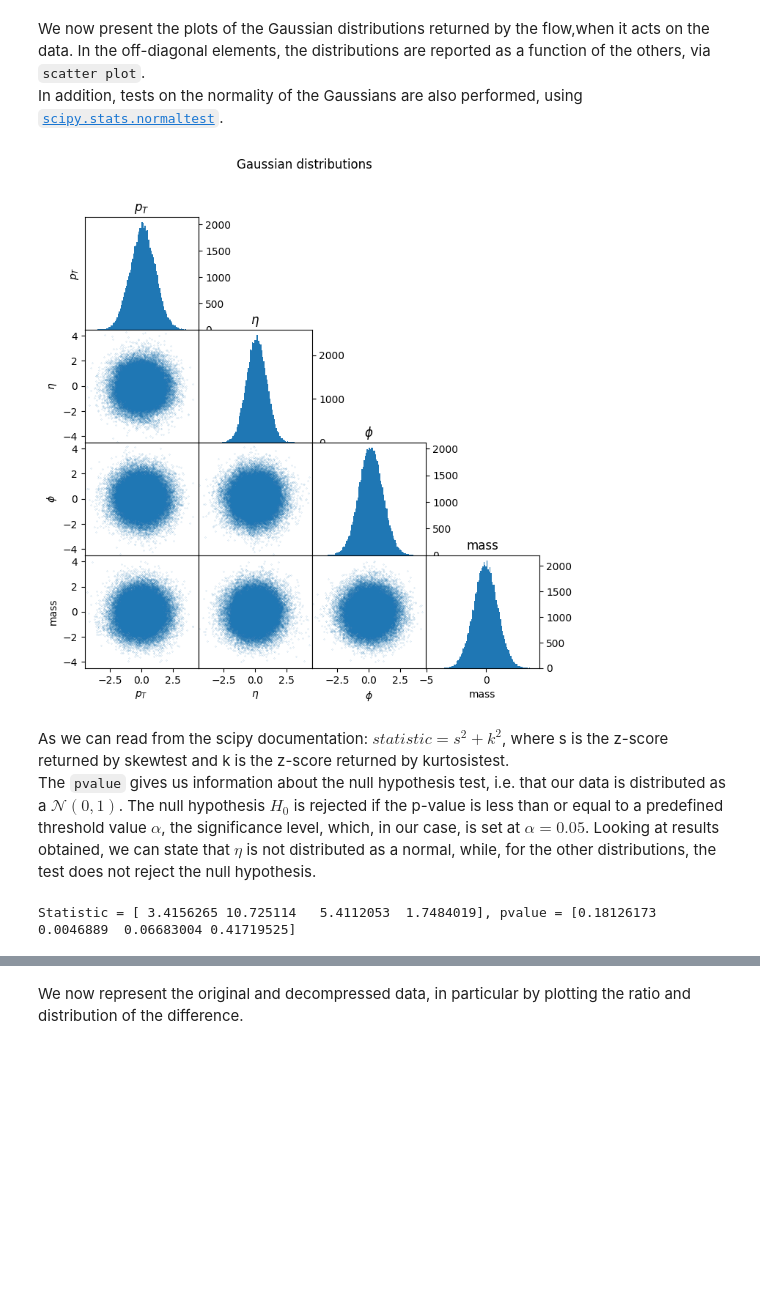
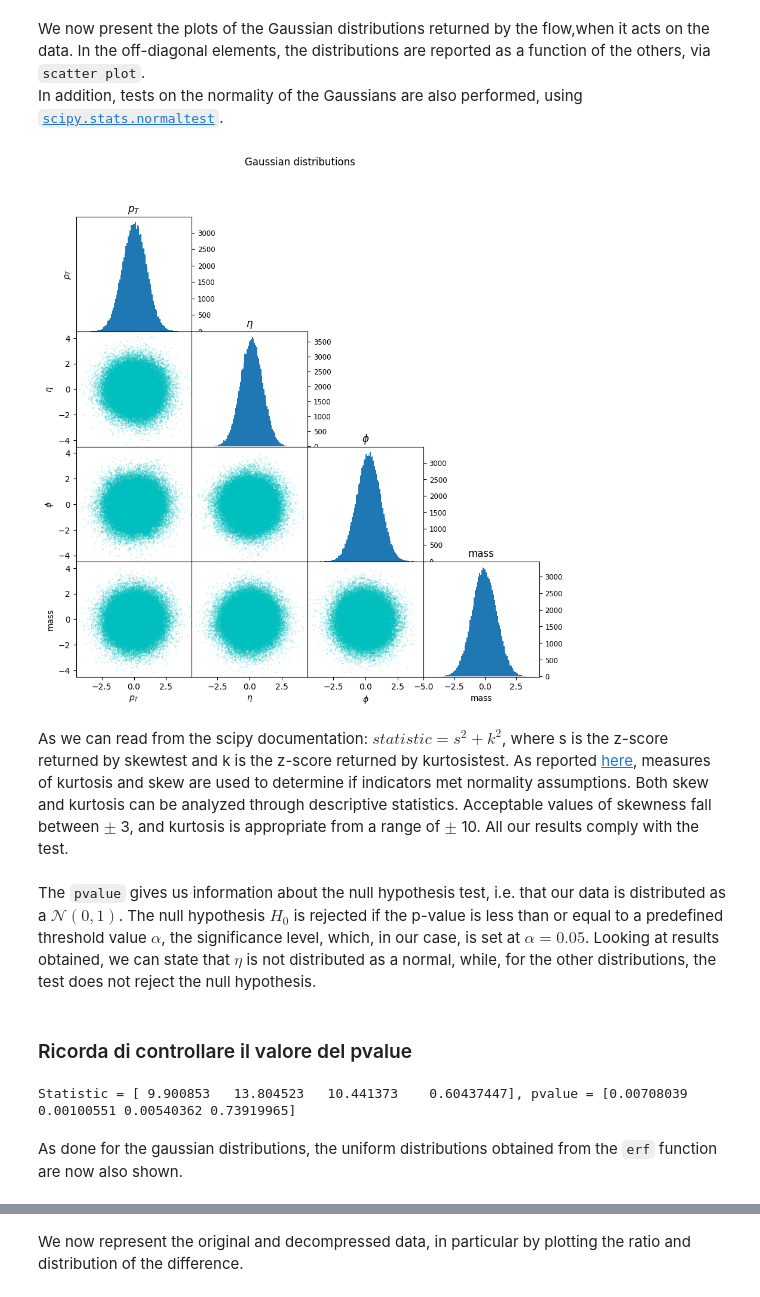
Before and after one commit to igordt/CMEPDA, a Jupyter notebook: originale.ipynb, the cells around one changed output, grey strips where cells are left out. Saved outputs shown, nothing was run; the diff lists cells and outputs as text; code cells hidden in the pictures; blank space fills up the shorter version.

Commit message:
update normal and uniform test, saved model

```diff
--- a/originale.ipynb
+++ b/originale.ipynb
@@ -116,7 +116,7 @@ xtest = np.loadtxt("data/test_dataset.txt", delimiter=',')
 L=len(x)
 print('Number of events in all the training dataset = {}\n'.format(L))
 
-x = x[:int(L/8),:]
+x = x[:int(L/5),:]
 xval = xval[:len(x),:]
 xtest = xtest[:len(x),:]
 
@@ -418,35 +428,42 @@ x_decompressed = x_preprocessor.backward(x_decompressed)
 We now present the plots of the Gaussian distributions returned by the flow,when it acts on the data. In the off-diagonal elements, the distributions are reported as a function of the others, via `scatter plot`.<br>
 In addition, tests on the normality of the Gaussians are also performed, using [`scipy.stats.normaltest`](https://docs.scipy.org/doc/scipy/reference/generated/scipy.stats.normaltest.html).
 # %%
-figgaus, axs = plt.subplots(4,4,figsize=(8,8))
+figgaus, axs = plt.subplots(4,4,figsize=(10,10))
 figgaus.suptitle('Gaussian distributions')
 figgaus.subplots_adjust(wspace=0, hspace=0)
 n_bins=100
 
 for h in range(0,4):
   for f in range(0,4):
     if(f > h): figgaus.delaxes(axs[h,f])
     if(f == h):
         axs[f,f].hist(gaus[:,f], bins=n_bins)
         axs[f,f].yaxis.tick_right()
+        #axs[f,f].tick_params(labelrotation=45)
+        axs[f,f].yaxis.set_tick_params(labelsize=8.5)
         axs[f,f].set_title(labels_map[f])
+        axs[f,f].set_ylim(-10)
     else:
         axs[2,1].set_yticks([]),axs[3,1].set_yticks([]),axs[3,2].set_yticks([])
-        axs[h,f].scatter(gaus[:,f],gaus[:,h],s=0.01)
+        axs[h,f].scatter(gaus[:,f],gaus[:,h],s=0.025,c='c')
         axs[h,f].set_xlim(-4.5,4.5)
         axs[h,f].set_ylim(-4.5,4.5)
     if(f==0):axs[h,f].set_ylabel(labels_map[h])
     if(h==3):axs[h,f].set_xlabel(labels_map[f])
 
 plt.show()
 figgaus.savefig('figures/Gaussian_plot.pdf',dpi=190)
 # %% [output]
-[figure, old version]
+[figure, new version]
 # %% [markdown]
-As we can read from the scipy documentation: $statistic = s^2+k^2$, where s is the z-score returned by skewtest and k is the z-score returned by kurtosistest. <br>
+As we can read from the scipy documentation: $statistic = s^2+k^2$, where s is the z-score returned by skewtest and k is the z-score returned by kurtosistest. As reported [here](https://www.sciencedirect.com/topics/neuroscience/kurtosis), measures of kurtosis and skew are used to determine if indicators met normality assumptions. Both skew and kurtosis can be analyzed through descriptive statistics. Acceptable values of skewness fall between $\pm$ 3, and kurtosis is appropriate from a range of $\pm$ 10. All our results comply with the test.<br> <br>
 The `pvalue` gives us information about the null hypothesis test, i.e. that our data is distributed as a $\mathcal{N}(0,1)$. The null hypothesis $H_0$ is rejected if the p-value is less than or equal to a predefined threshold value $α$, the significance level, which, in our case, is set at $\alpha = 0.05$. Looking at results obtained, we can state that $\eta$ is not distributed as a normal, while, for the other distributions, the test does not reject the null hypothesis.
+# %% [markdown]
+### Ricorda di controllare il valore del pvalue
 # %%
 statistic, pvalue = stats.normaltest(gaus, axis=0)
 print('Statistic = {}, pvalue = {}'.format(statistic,pvalue))
 # %% [output]
-Statistic = [ 3.4156265 10.725114   5.4112053  1.7484019], pvalue = [0.18126173 0.0046889  0.06683004 0.41719525]
+Statistic = [ 9.900853   13.804523   10.441373    0.60437447], pvalue = [0.00708039 0.00100551 0.00540362 0.73919965]
+# %% [markdown]
+As done for the gaussian distributions, the uniform distributions obtained from the `erf` function are now also shown.
```
Also changed, not shown: parts of 20 cells of this notebook, 1 other file.
